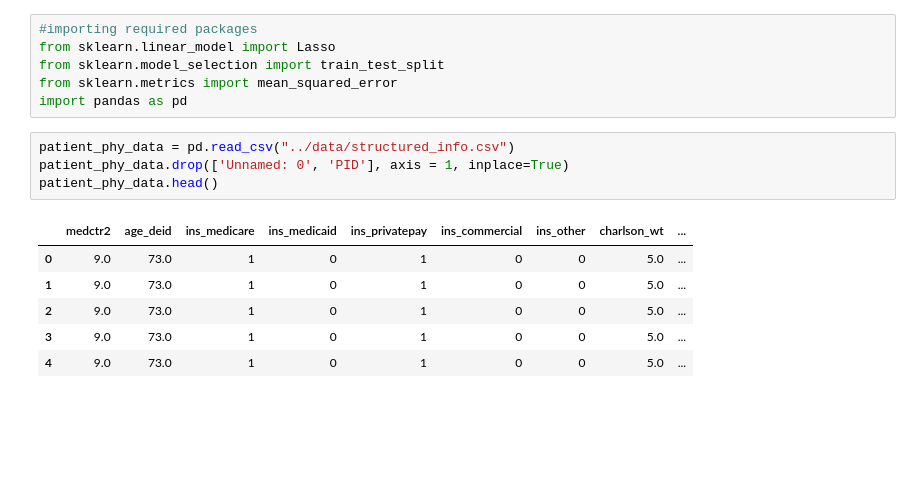
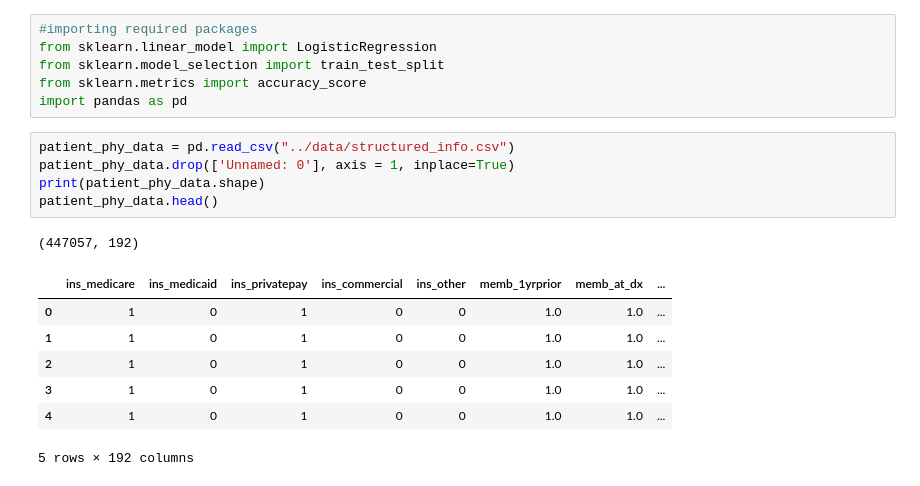
Before and after one commit to ypan23-1876660/CEATestingModel, a Jupyter notebook: Models/model.ipynb, the cells around one changed output. Cells and saved outputs as stored; diff of their text form; blank space fills up the shorter version.

```diff
--- a/Models/model.ipynb
+++ b/Models/model.ipynb
@@ -1,20 +1,23 @@
 # %%
 #importing required packages
-from sklearn.linear_model import Lasso
+from sklearn.linear_model import LogisticRegression
 from sklearn.model_selection import train_test_split
-from sklearn.metrics import mean_squared_error
+from sklearn.metrics import accuracy_score
 import pandas as pd
 # %%
 patient_phy_data = pd.read_csv("../data/structured_info.csv")
-patient_phy_data.drop(['Unnamed: 0', 'PID'], axis = 1, inplace=True)
+patient_phy_data.drop(['Unnamed: 0'], axis = 1, inplace=True)
+print(patient_phy_data.shape)
 patient_phy_data.head()
 # %% [output]
+(447057, 192)
-|  | medctr2 | age_deid | ins_medicare | ins_medicaid | ins_privatepay | ins_commercial | ins_other | charlson_wt | ... |
-| 0 | 9.0 | 73.0 | 1 | 0 | 1 | 0 | 0 | 5.0 | ... |
-| 1 | 9.0 | 73.0 | 1 | 0 | 1 | 0 | 0 | 5.0 | ... |
-| 2 | 9.0 | 73.0 | 1 | 0 | 1 | 0 | 0 | 5.0 | ... |
-| 3 | 9.0 | 73.0 | 1 | 0 | 1 | 0 | 0 | 5.0 | ... |
-| 4 | 9.0 | 73.0 | 1 | 0 | 1 | 0 | 0 | 5.0 | ... |
+|  | ins_medicare | ins_medicaid | ins_privatepay | ins_commercial | ins_other | memb_1yrprior | memb_at_dx | ... |
+| 0 | 1 | 0 | 1 | 0 | 0 | 1.0 | 1.0 | ... |
+| 1 | 1 | 0 | 1 | 0 | 0 | 1.0 | 1.0 | ... |
+| 2 | 1 | 0 | 1 | 0 | 0 | 1.0 | 1.0 | ... |
+| 3 | 1 | 0 | 1 | 0 | 0 | 1.0 | 1.0 | ... |
+| 4 | 1 | 0 | 1 | 0 | 0 | 1.0 | 1.0 | ... |
+5 rows × 192 columns
 # %%
 pd.set_option('display.max_columns', None)
 patient_phy_data.describe()
```
Also changed, not shown: parts of 4 cells of this notebook, 1 other file.
